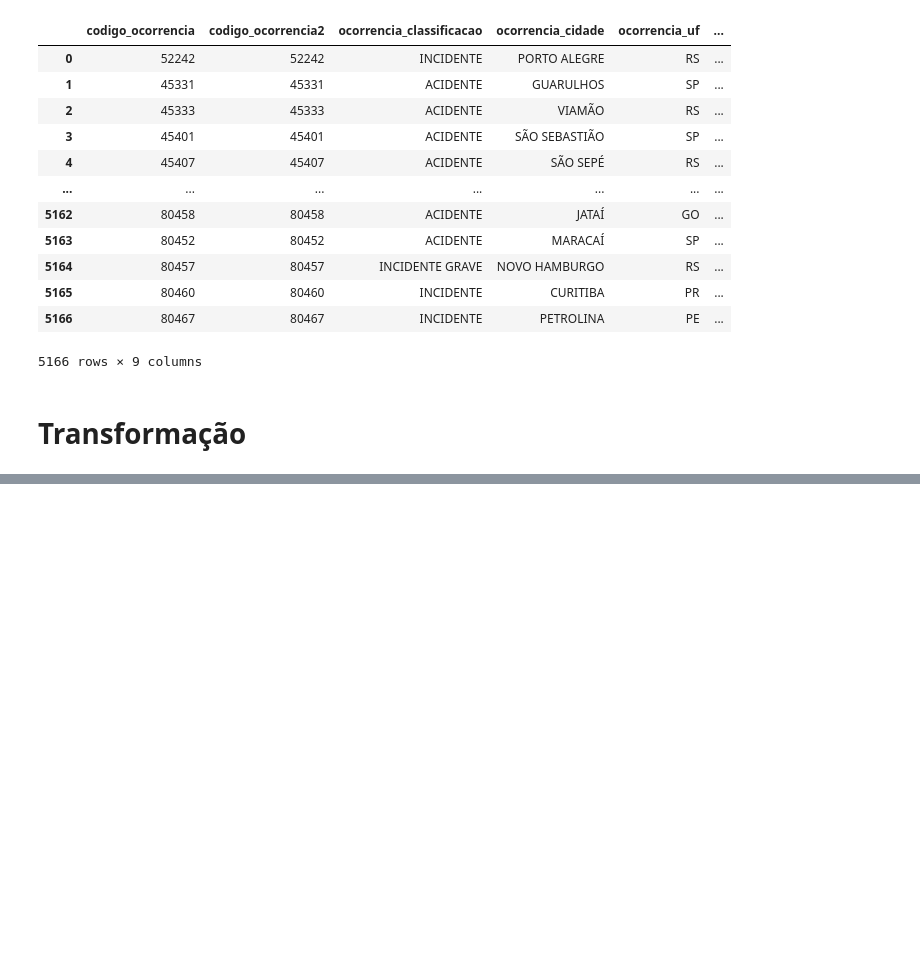
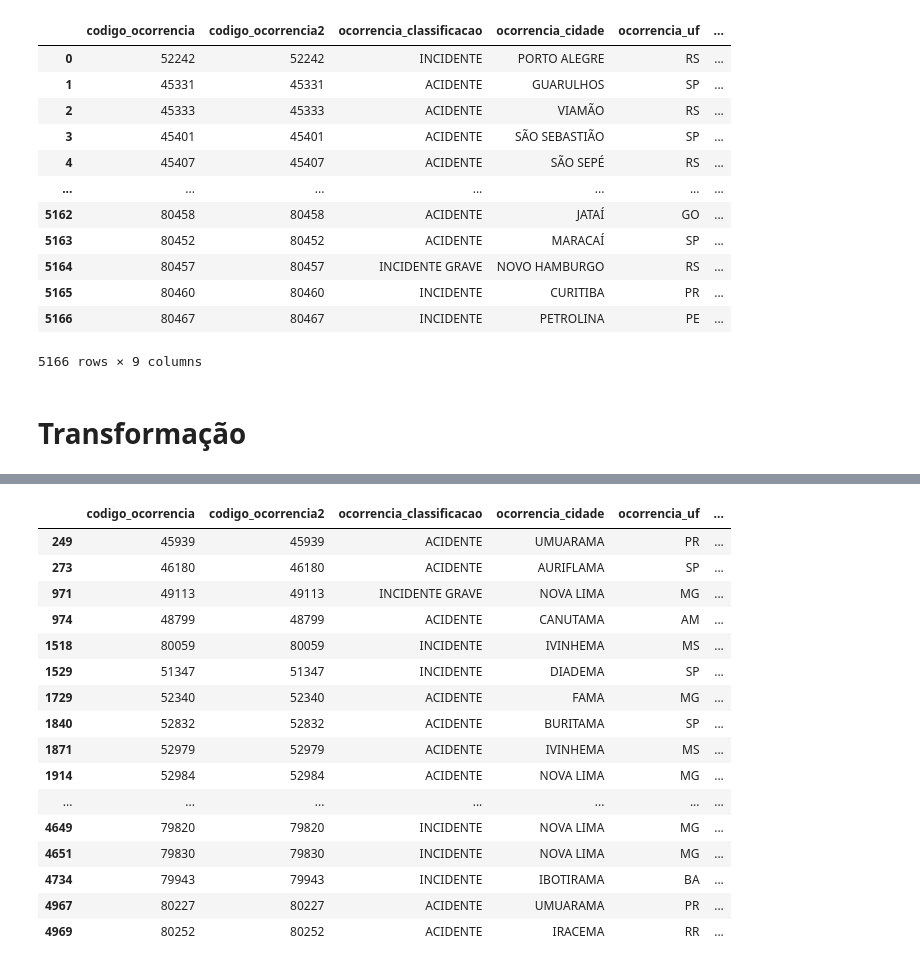
Before and after one commit to geanclm/_data-science_, a Jupyter notebook: FAB/FAB_projeto_ETL.ipynb, the cells around one changed output, grey strips where cells are left out. Saved outputs shown, nothing was run; the diff lists cells and outputs as text; code cells hidden in the pictures; blank space fills up the shorter version.

```diff
--- a/FAB/FAB_projeto_ETL.ipynb
+++ b/FAB/FAB_projeto_ETL.ipynb
@@ -196,7 +205,7 @@ df.codigo_ocorrencia.is_unique
 True
 # %%
 # definir coluna como índice do dataframe
-df.set_index('codigo_ocorrencia', inplace=True)
+# df.set_index('codigo_ocorrencia', inplace=True)
 # %%
 df
 # %% [output]
@@ -227,7 +236,7 @@ ocorrencia_hora                        20:30:00
 total_recomendacoes                           0
 Name: 80467, dtype: object
 # %%
-df.reset_index(drop=True, inplace=True)
+# df.reset_index(drop=True, inplace=True)
 # %%
 df.tail()
 # %% [output]
@@ -400,0 +680,21 @@ df.dropna(subset=['ocorrencia_hora'])
+# %%
+# ocoorência com cidades de nome terminado com a letra 'MA'
+df[df['ocorrencia_cidade'].str[-2:] == 'MA']
+# %% [output]
+|  | codigo_ocorrencia | codigo_ocorrencia2 | ocorrencia_classificacao | ocorrencia_cidade | ocorrencia_uf | ... |
+| 249 | 45939 | 45939 | ACIDENTE | UMUARAMA | PR | ... |
+| 273 | 46180 | 46180 | ACIDENTE | AURIFLAMA | SP | ... |
+| 971 | 49113 | 49113 | INCIDENTE GRAVE | NOVA LIMA | MG | ... |
+| 974 | 48799 | 48799 | ACIDENTE | CANUTAMA | AM | ... |
+| 1518 | 80059 | 80059 | INCIDENTE | IVINHEMA | MS | ... |
+| 1529 | 51347 | 51347 | INCIDENTE | DIADEMA | SP | ... |
+| 1729 | 52340 | 52340 | ACIDENTE | FAMA | MG | ... |
+| 1840 | 52832 | 52832 | ACIDENTE | BURITAMA | SP | ... |
+| 1871 | 52979 | 52979 | ACIDENTE | IVINHEMA | MS | ... |
+| 1914 | 52984 | 52984 | ACIDENTE | NOVA LIMA | MG | ... |
+| ... | ... | ... | ... | ... | ... | ... |
+| 4649 | 79820 | 79820 | INCIDENTE | NOVA LIMA | MG | ... |
+| 4651 | 79830 | 79830 | INCIDENTE | NOVA LIMA | MG | ... |
+| 4734 | 79943 | 79943 | INCIDENTE | IBOTIRAMA | BA | ... |
+| 4967 | 80227 | 80227 | ACIDENTE | UMUARAMA | PR | ... |
+| 4969 | 80252 | 80252 | ACIDENTE | IRACEMA | RR | ... |
```
Also changed, not shown: parts of 57 cells of this notebook.
